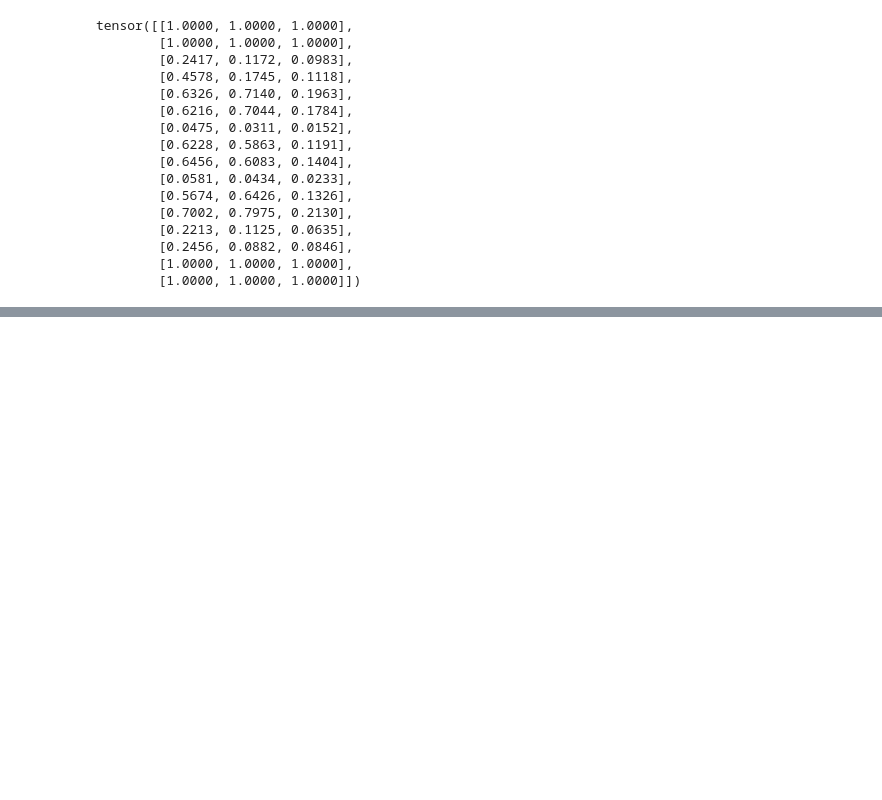
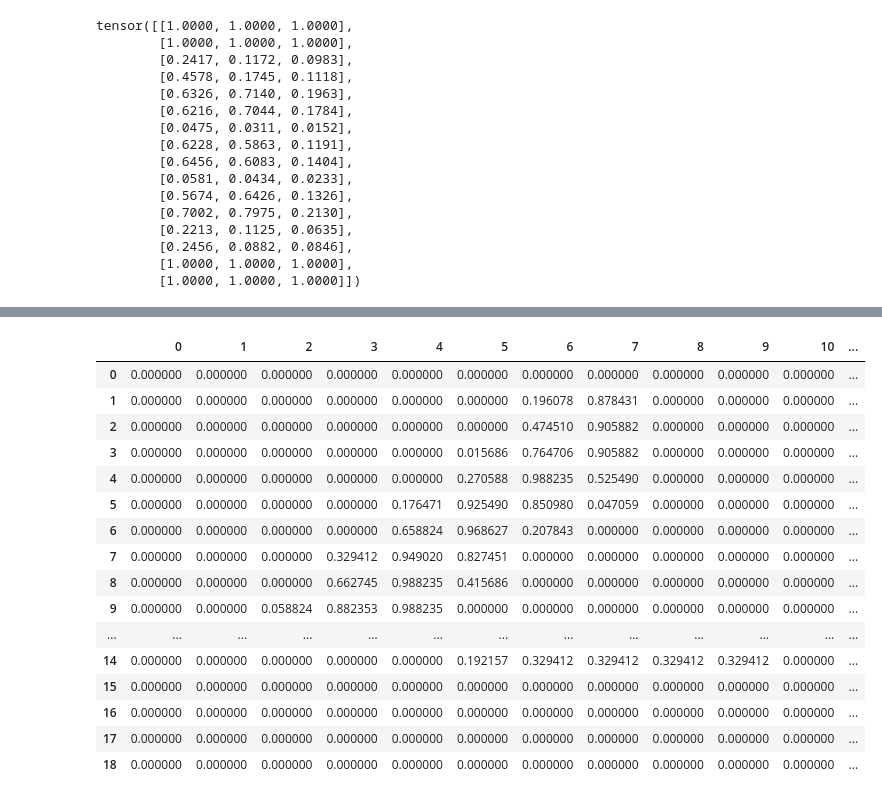
Before and after one commit to DanteNoguez/CalculusRatiocinator, a Jupyter notebook: notebooks/ensayo_1.ipynb, the cells around one changed output, grey strips where cells are left out. Saved outputs shown, nothing was run; the diff lists cells and outputs as text; code cells hidden in the pictures; blank space fills up the shorter version.

```diff
--- a/notebooks/ensayo_1.ipynb
+++ b/notebooks/ensayo_1.ipynb
@@ -596,3 +631,23 @@ tensor([[1.0000, 1.0000, 1.0000],
+# %%
+df.style.set_properties(**{'font-size':'6pt'}).background_gradient('Greys')
+# %% [output]
+|  | 0 | 1 | 2 | 3 | 4 | 5 | 6 | 7 | 8 | 9 | 10 | ... |
+| 0 | 0.000000 | 0.000000 | 0.000000 | 0.000000 | 0.000000 | 0.000000 | 0.000000 | 0.000000 | 0.000000 | 0.000000 | 0.000000 | ... |
+| 1 | 0.000000 | 0.000000 | 0.000000 | 0.000000 | 0.000000 | 0.000000 | 0.196078 | 0.878431 | 0.000000 | 0.000000 | 0.000000 | ... |
+| 2 | 0.000000 | 0.000000 | 0.000000 | 0.000000 | 0.000000 | 0.000000 | 0.474510 | 0.905882 | 0.000000 | 0.000000 | 0.000000 | ... |
+| 3 | 0.000000 | 0.000000 | 0.000000 | 0.000000 | 0.000000 | 0.015686 | 0.764706 | 0.905882 | 0.000000 | 0.000000 | 0.000000 | ... |
+| 4 | 0.000000 | 0.000000 | 0.000000 | 0.000000 | 0.000000 | 0.270588 | 0.988235 | 0.525490 | 0.000000 | 0.000000 | 0.000000 | ... |
+| 5 | 0.000000 | 0.000000 | 0.000000 | 0.000000 | 0.176471 | 0.925490 | 0.850980 | 0.047059 | 0.000000 | 0.000000 | 0.000000 | ... |
+| 6 | 0.000000 | 0.000000 | 0.000000 | 0.000000 | 0.658824 | 0.968627 | 0.207843 | 0.000000 | 0.000000 | 0.000000 | 0.000000 | ... |
+| 7 | 0.000000 | 0.000000 | 0.000000 | 0.329412 | 0.949020 | 0.827451 | 0.000000 | 0.000000 | 0.000000 | 0.000000 | 0.000000 | ... |
+| 8 | 0.000000 | 0.000000 | 0.000000 | 0.662745 | 0.988235 | 0.415686 | 0.000000 | 0.000000 | 0.000000 | 0.000000 | 0.000000 | ... |
+| 9 | 0.000000 | 0.000000 | 0.058824 | 0.882353 | 0.988235 | 0.000000 | 0.000000 | 0.000000 | 0.000000 | 0.000000 | 0.000000 | ... |
+| ... | ... | ... | ... | ... | ... | ... | ... | ... | ... | ... | ... | ... |
+| 14 | 0.000000 | 0.000000 | 0.000000 | 0.000000 | 0.000000 | 0.192157 | 0.329412 | 0.329412 | 0.329412 | 0.329412 | 0.000000 | ... |
+| 15 | 0.000000 | 0.000000 | 0.000000 | 0.000000 | 0.000000 | 0.000000 | 0.000000 | 0.000000 | 0.000000 | 0.000000 | 0.000000 | ... |
+| 16 | 0.000000 | 0.000000 | 0.000000 | 0.000000 | 0.000000 | 0.000000 | 0.000000 | 0.000000 | 0.000000 | 0.000000 | 0.000000 | ... |
+| 17 | 0.000000 | 0.000000 | 0.000000 | 0.000000 | 0.000000 | 0.000000 | 0.000000 | 0.000000 | 0.000000 | 0.000000 | 0.000000 | ... |
+| 18 | 0.000000 | 0.000000 | 0.000000 | 0.000000 | 0.000000 | 0.000000 | 0.000000 | 0.000000 | 0.000000 | 0.000000 | 0.000000 | ... |
 # %%
 from google.colab import drive
 drive.mount('/content/drive')
```
Also changed, not shown: parts of 12 cells of this notebook.
